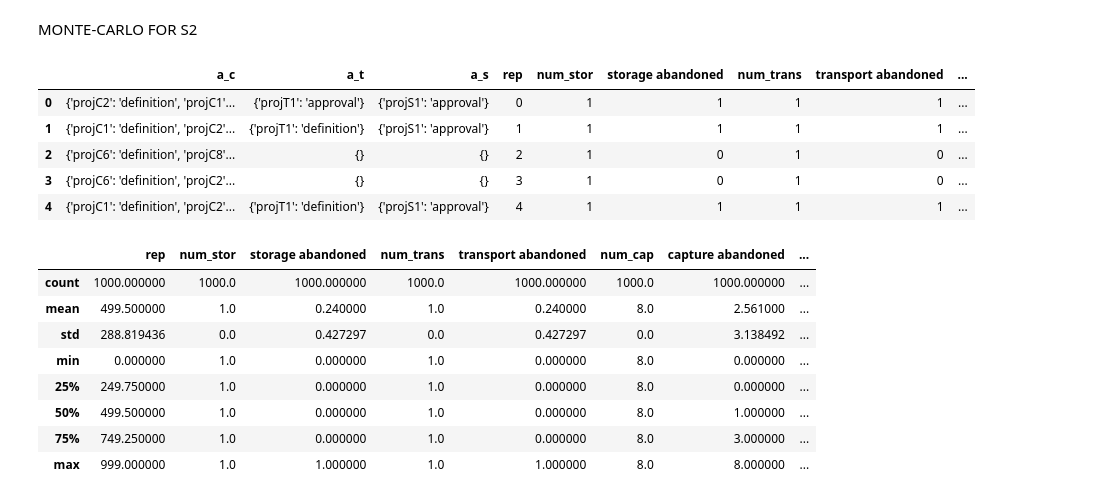
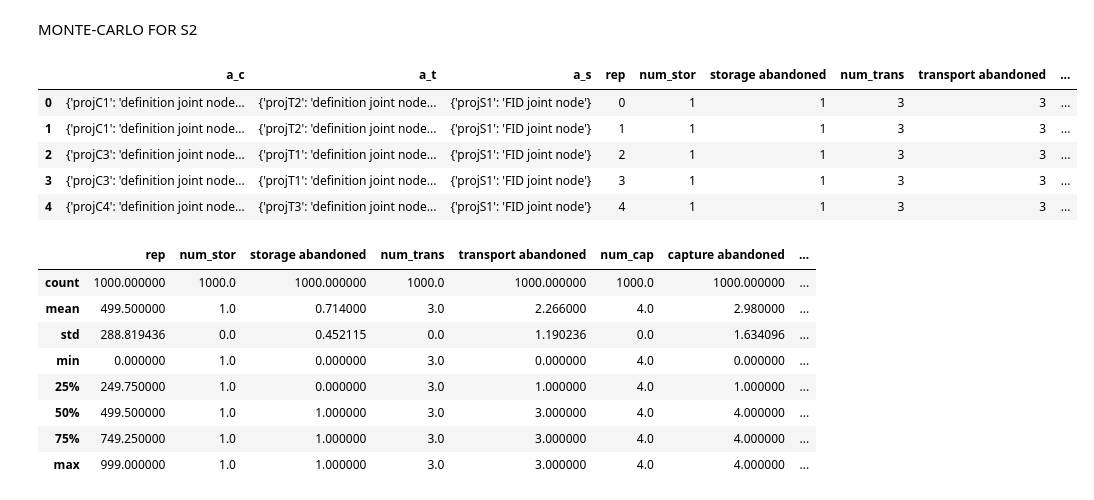
Before and after one commit to mg6090-ctrl/ccs-deployment-simulation, a Jupyter notebook: CCS_analysis.ipynb, the cells around one changed output. Saved outputs shown, nothing was run; the diff lists cells and outputs as text; code cells hidden in the pictures.

```diff
--- a/CCS_analysis.ipynb
+++ b/CCS_analysis.ipynb
@@ -62,26 +111,26 @@ df1_2.describe()
 # %% [markdown]
 MONTE-CARLO FOR S2
 # %%
-sim2 = s2.monte_carlo(1000, sampling = True)
+sim2 = w2.monte_carlo(1000, sampling = True)
 
 df2 = pd.DataFrame(sim2)
 df2.head()
 # %% [output]
 |  | a_c | a_t | a_s | rep | num_stor | storage abandoned | num_trans | transport abandoned | ... |
-| 0 | {'projC2': 'definition', 'projC1'... | {'projT1': 'approval'} | {'projS1': 'approval'} | 0 | 1 | 1 | 1 | 1 | ... |
-| 1 | {'projC1': 'definition', 'projC2'... | {'projT1': 'definition'} | {'projS1': 'approval'} | 1 | 1 | 1 | 1 | 1 | ... |
-| 2 | {'projC6': 'definition', 'projC8'... | {} | {} | 2 | 1 | 0 | 1 | 0 | ... |
-| 3 | {'projC6': 'definition', 'projC2'... | {} | {} | 3 | 1 | 0 | 1 | 0 | ... |
-| 4 | {'projC1': 'definition', 'projC2'... | {'projT1': 'definition'} | {'projS1': 'approval'} | 4 | 1 | 1 | 1 | 1 | ... |
+| 0 | {'projC1': 'definition joint node... | {'projT2': 'definition joint node... | {'projS1': 'FID joint node'} | 0 | 1 | 1 | 3 | 3 | ... |
+| 1 | {'projC1': 'definition joint node... | {'projT2': 'definition joint node... | {'projS1': 'FID joint node'} | 1 | 1 | 1 | 3 | 3 | ... |
+| 2 | {'projC3': 'definition joint node... | {'projT1': 'definition joint node... | {'projS1': 'FID joint node'} | 2 | 1 | 1 | 3 | 3 | ... |
+| 3 | {'projC3': 'definition joint node... | {'projT1': 'definition joint node... | {'projS1': 'FID joint node'} | 3 | 1 | 1 | 3 | 3 | ... |
+| 4 | {'projC4': 'definition joint node... | {'projT3': 'definition joint node... | {'projS1': 'FID joint node'} | 4 | 1 | 1 | 3 | 3 | ... |
 # %%
 df2.describe()
 # %% [output]
 |  | rep | num_stor | storage abandoned | num_trans | transport abandoned | num_cap | capture abandoned | ... |
 | count | 1000.000000 | 1000.0 | 1000.000000 | 1000.0 | 1000.000000 | 1000.0 | 1000.000000 | ... |
-| mean | 499.500000 | 1.0 | 0.240000 | 1.0 | 0.240000 | 8.0 | 2.561000 | ... |
-| std | 288.819436 | 0.0 | 0.427297 | 0.0 | 0.427297 | 0.0 | 3.138492 | ... |
-| min | 0.000000 | 1.0 | 0.000000 | 1.0 | 0.000000 | 8.0 | 0.000000 | ... |
-| 25% | 249.750000 | 1.0 | 0.000000 | 1.0 | 0.000000 | 8.0 | 0.000000 | ... |
-| 50% | 499.500000 | 1.0 | 0.000000 | 1.0 | 0.000000 | 8.0 | 1.000000 | ... |
-| 75% | 749.250000 | 1.0 | 0.000000 | 1.0 | 0.000000 | 8.0 | 3.000000 | ... |
-| max | 999.000000 | 1.0 | 1.000000 | 1.0 | 1.000000 | 8.0 | 8.000000 | ... |
+| mean | 499.500000 | 1.0 | 0.714000 | 3.0 | 2.266000 | 4.0 | 2.980000 | ... |
+| std | 288.819436 | 0.0 | 0.452115 | 0.0 | 1.190236 | 0.0 | 1.634096 | ... |
+| min | 0.000000 | 1.0 | 0.000000 | 3.0 | 0.000000 | 4.0 | 0.000000 | ... |
+| 25% | 249.750000 | 1.0 | 0.000000 | 3.0 | 1.000000 | 4.0 | 1.000000 | ... |
+| 50% | 499.500000 | 1.0 | 1.000000 | 3.0 | 3.000000 | 4.0 | 4.000000 | ... |
+| 75% | 749.250000 | 1.0 | 1.000000 | 3.0 | 3.000000 | 4.0 | 4.000000 | ... |
+| max | 999.000000 | 1.0 | 1.000000 | 3.0 | 3.000000 | 4.0 | 4.000000 | ... |
```
Also changed, not shown: parts of 6 cells of this notebook.
